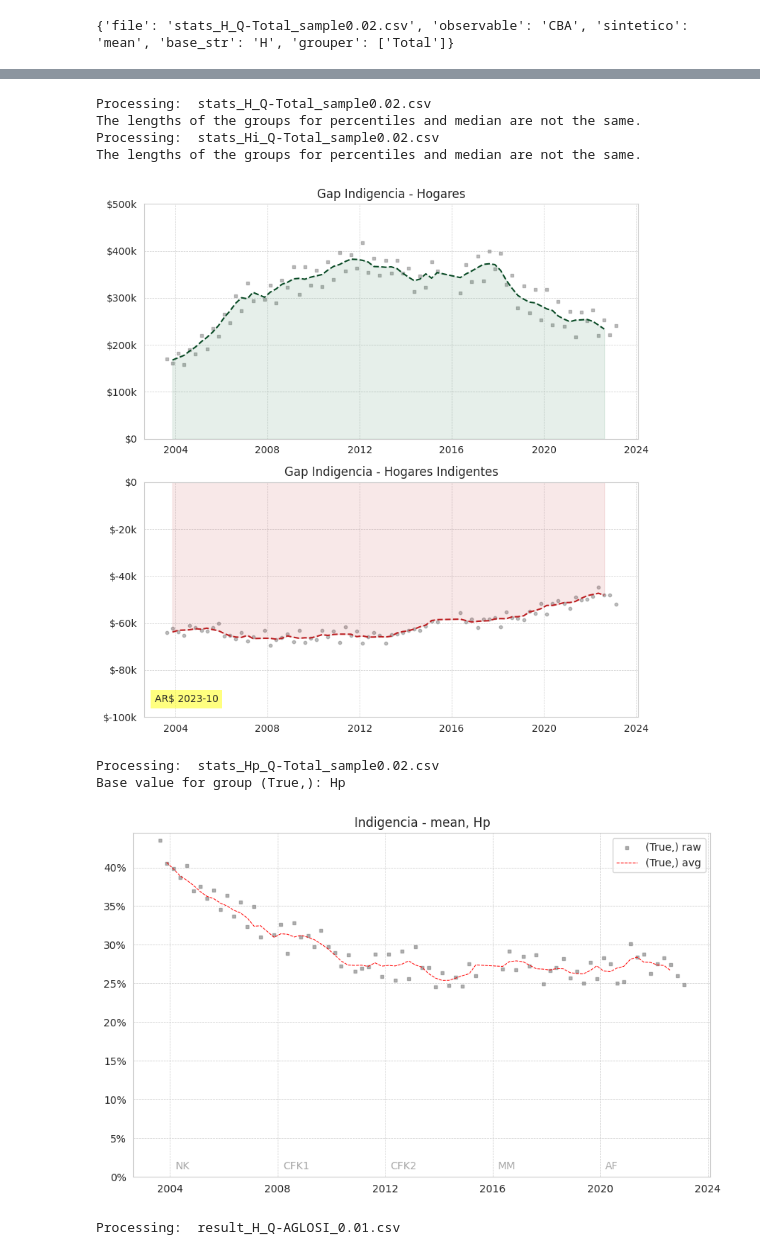
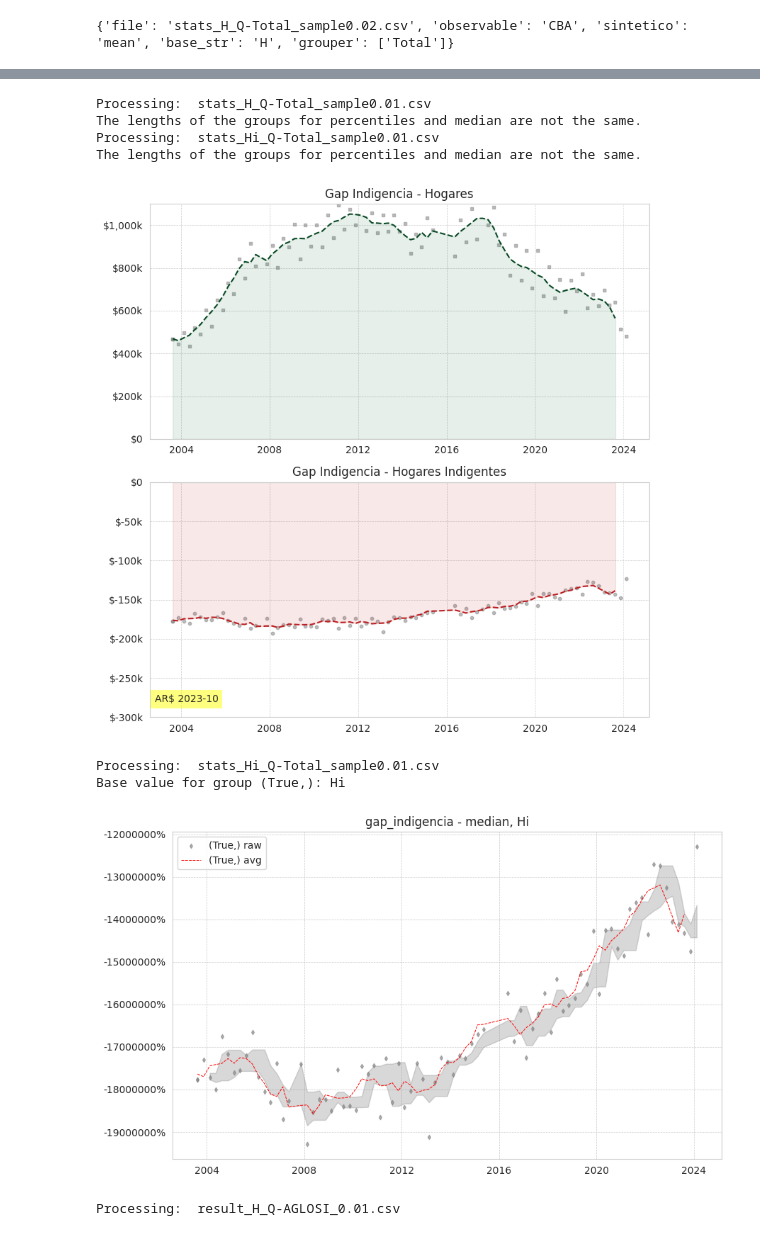
Before and after one commit to matuteiglesias/indice-pobreza-UBA, a Jupyter notebook: notebooks/8. Plots.ipynb, the cells around one changed output, grey strips where cells are left out. Saved outputs shown, nothing was run; the diff lists cells and outputs as text; code cells hidden in the pictures.

```diff
--- a/notebooks/8. Plots.ipynb
+++ b/notebooks/8. Plots.ipynb
@@ -790,7 +823,7 @@ for graph_type, names in graph_names.items():
         handles = [avg_line_no_agglom, avg_line, avg_line_agglom, raw_marker]
 
         # Add the custom legend to the desired axis (for example, the first axis of the last row)
-        ax.legend(handles=handles, fontsize='small', loc='upper right')
+        ax.legend(handles=handles, fontsize='small', loc='upper center')
 
 
 # Show the plot
@@ -851,7 +906,7 @@ def plot_data(ax, graph_name, style_dict, results_dir, graph_info, presidents):
         ax.bar(bar_positions, yearly_avg.values, width=bar_width, color=color, edgecolor='None', alpha=0.5, label=f"{name} yearly avg")
 
          # Configure axis, set grid, and add annotations
-        configure_axis_values(ax, graph_name, file_info, ylims = [(0, 4e6), (0, 12e6)])
+        configure_axis_values(ax, graph_name, file_info, ylims = [(0, 5.5e6), (0, 12e6)])
         # Add the custom legend to the desired axis
         ax.legend(fontsize='small', loc='upper right')
 
@@ -1088,14 +1140,14 @@ results_dir = './../data/results/'  # Replace with the actual path
 
 graph_info = {
     "ingreso mediano hogar": {
-        "file": "stats_H_Q-Total_sample0.02.csv",
+        "file": f"stats_H_Q-Total_sample{strfrac}.csv",
         "observable": "P47T_hogar",
         "sintetico": "median",
         "base_str": "H",
         "grouper": ["Total"]
     },
     "ingreso mediano persona": {
-        "file": "stats_M24_Q-Total_sample0.02.csv",
+        "file": f"stats_M24_Q-Total_sample{strfrac}.csv",
         "observable": "P47T_persona",
         "sintetico": "median",
         "base_str": "M24",
@@ -1203,14 +1253,14 @@ results_dir = './../data/results/'  # Replace with the actual path
 
 graph_info = {
     "gap indigencia Hogares": {
-        "file": "stats_H_Q-Total_sample0.02.csv",
+        "file": f"stats_H_Q-Total_sample{strfrac}.csv",
         "observable": "gap_indigencia",
         "sintetico": "median",
         "base_str": "H",
         "grouper": ["Total"]
     },
     "gap indigencia hogares indigentes": {
-        "file": "stats_Hi_Q-Total_sample0.02.csv",
+        "file": f"stats_Hi_Q-Total_sample{strfrac}.csv",
         "observable": "gap_indigencia",
         "sintetico": "median",
         "base_str": "Hi",
@@ -1296,9 +1346,9 @@ for graph_name in graph_names:
 
             # Set ylim and add grid
             if file_info['base_str'] == 'H':
-                current_ax.set_ylim(0, 5e5)
+                current_ax.set_ylim(0, 1.1e6)
             else:  # 'Hi'
-                current_ax.set_ylim(-1e5, 0)
+                current_ax.set_ylim(-3e5, 0)
             current_ax.grid(True, which='both', linestyle='--', linewidth=0.5)
 
     # Set y-axis formatter for the current axis
@@ -1319,8 +1369,8 @@ ax2.set_title("Gap Indigencia - Hogares Indigentes")
 fig.tight_layout()
 plt.show()
 # %% [output]
-Processing:  stats_H_Q-Total_sample0.02.csv
+Processing:  stats_H_Q-Total_sample0.01.csv
 The lengths of the groups for percentiles and median are not the same.
-Processing:  stats_Hi_Q-Total_sample0.02.csv
+Processing:  stats_Hi_Q-Total_sample0.01.csv
 The lengths of the groups for percentiles and median are not the same.
-[figure, old version]
+[figure, new version]
@@ -1366,10 +1418,10 @@ light_grey = '.5'
 red_color = '#FF0000'
 
 # Define markers
-markers = {'Hp': 's', 'P': 'o'}  # 's' is for square, 'o' is for dot
+markers = {'Hp': 's', 'P': 'o', 'Hi': 'd'}  # 's' is for square, 'o' is for dot
 
 # Define dash patterns
-dash_styles = {'Hp': (4, 1.5), 'P': (2, 3)}  # Custom dash patterns
+dash_styles = {'Hp': (4, 1.5), 'P': (2, 3), 'Hi': (4, 1.5)}  # Custom dash patterns
 
 for i, (name, group) in enumerate(group_subset.groupby(file_info["grouper"])):
     # Check for the number of unique 'base' values in the current group
@@ -1385,37 +1437,37 @@ for i, (name, group) in enumerate(group_subset.groupby(file_info["grouper"])):
 
     # Continue with plotting...
     # Scatter plot for raw data with markers
     ax.scatter(group['Q'], group['valor'], color=color, s=15 if base_value == 'H' else 10, label=f"{name} raw", marker=marker, alpha = .6)
 
     # 4-point window average with 1 step lag and dash style
     group['moving_avg'] = group['valor'].rolling(window=4).mean().shift(-2)
     ax.plot(group['Q'], group['moving_avg'], color=red_color, linestyle='--', label=f"{name} avg", dashes=dash_style, lw = 0.7)
 
     # Filling the area between 25th and 75th percentiles for specific observables
     if file_info["observable"] in ["P47T_hogar", "P47T_persona", "gap_indigencia", "gap_pobreza"]:
         group['q25'] = group['valor'].rolling(window=4).quantile(0.25)
         group['q75'] = group['valor'].rolling(window=4).quantile(0.75)
         ax.fill_between(group['Q'], group['q25'], group['q75'], color=color, alpha=0.3)
 
 # Format y-axis to show percentages
 ax.yaxis.set_major_formatter(plt.FuncFormatter(lambda y, _: '{:.0%}'.format(y)))
 
 ax.set_title(f"{file_info['observable']} - {file_info['sintetico']}, {file_info['base_str']}")
 ax.grid(True, which='both', linestyle='--', linewidth=0.5)
-ax.set_ylim(bottom=0)
+# ax.set_ylim(bottom=0)
 ax.legend()
 
 # Add annotations for presidents
 for pres, date in presidents.items():
     ax.annotate(pres, xy=(pd.to_datetime(date), 0), xytext=(5, 5), ## italic
                 textcoords='offset points', ha='left', va='bottom', alpha = 0.4, )
 
 # Show the plot
 plt.show()
 # %% [output]
-Processing:  stats_Hp_Q-Total_sample0.02.csv
-Base value for group (True,): Hp
+Processing:  stats_Hi_Q-Total_sample0.01.csv
+Base value for group (True,): Hi
-[figure, old version]
+[figure, new version]
 # %%
 # import os
 # import pandas as pd
```
Also changed, not shown: parts of 28 cells of this notebook, 10 other files.
